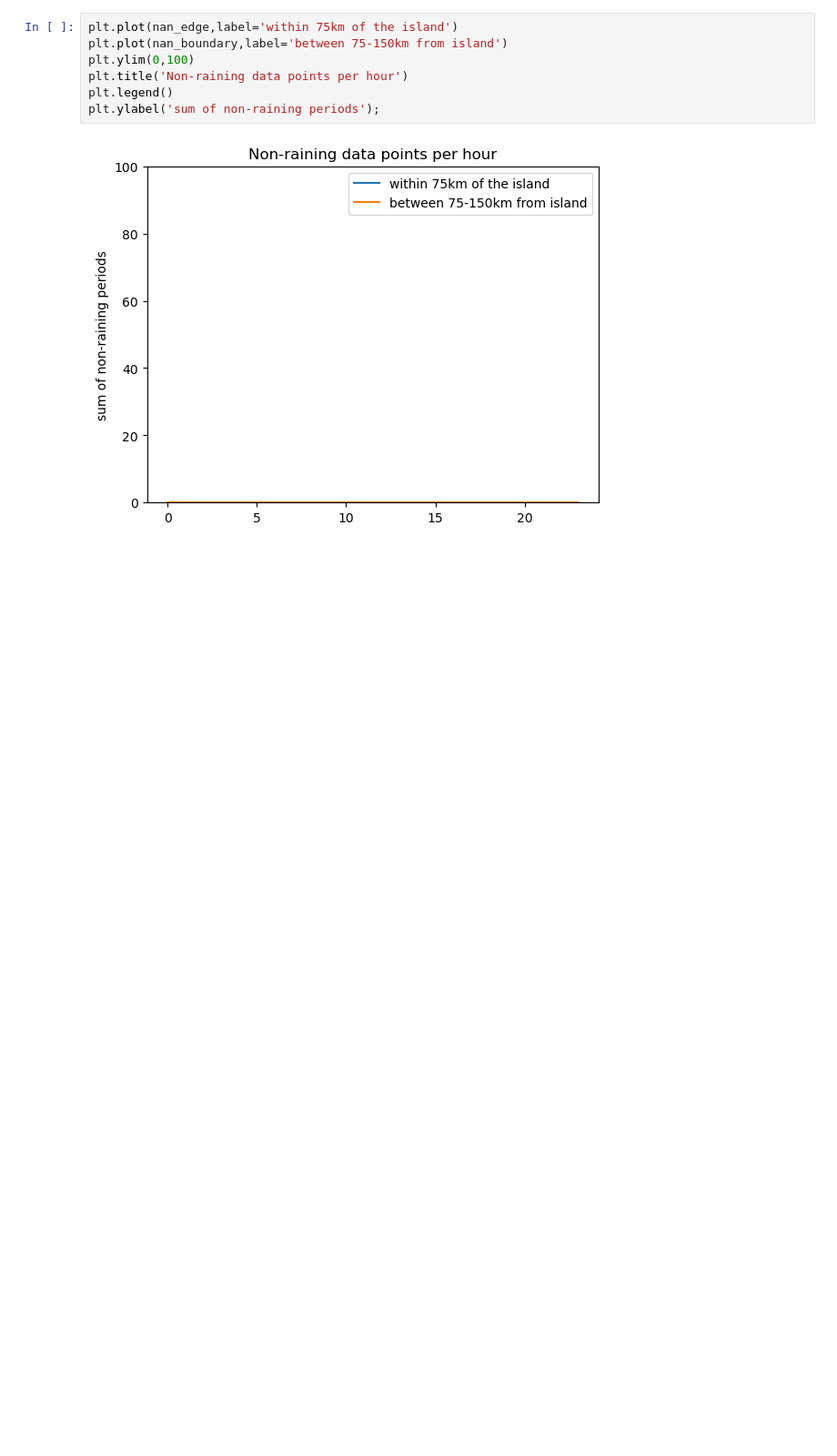
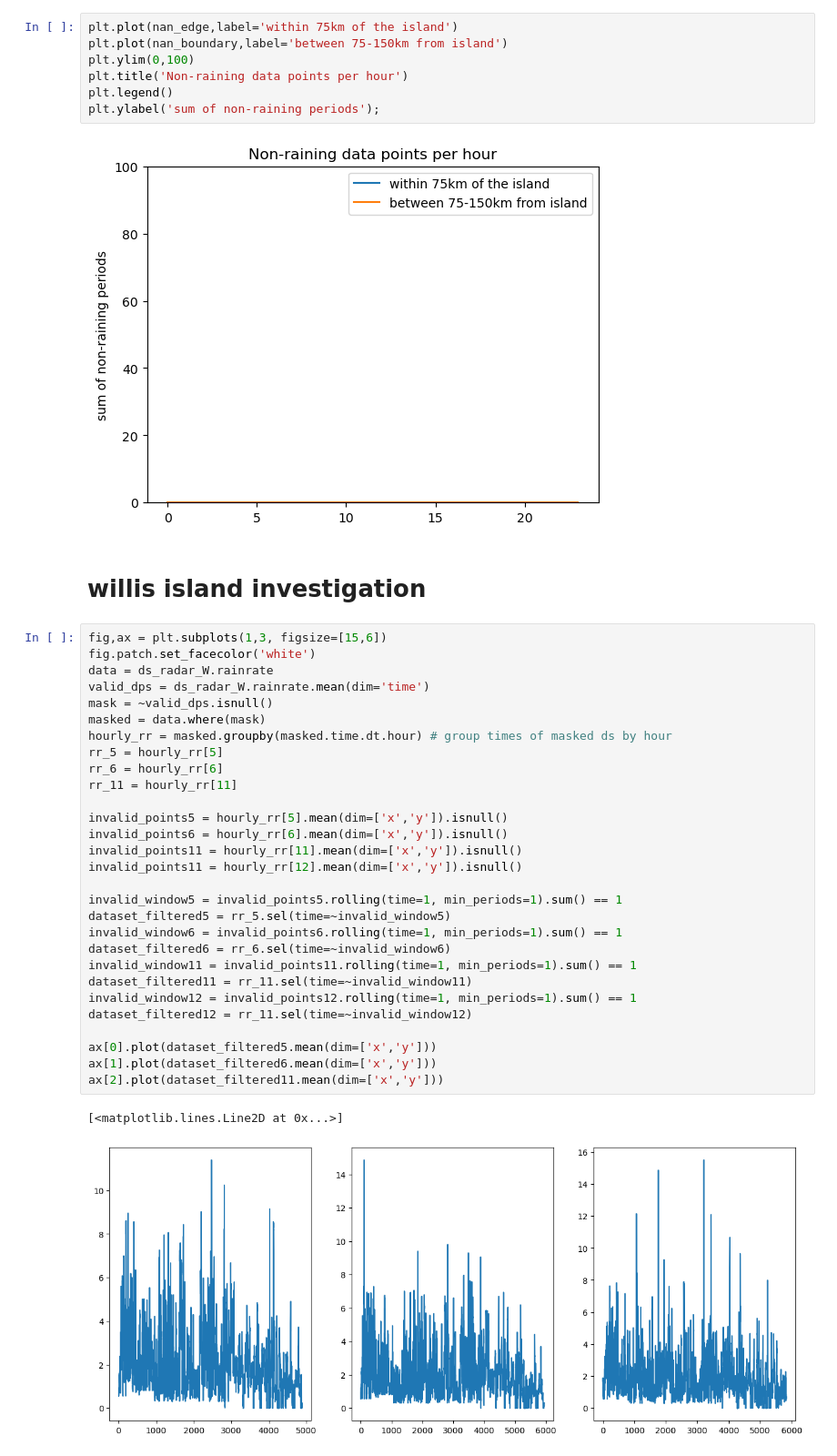
Before and after one commit to alanah-chapman/diurnal-cylces-of-clouds-and-rainfall-over-NE-QLD-during-CBS, a Jupyter notebook: RA_willis-island-land-signals.ipynb, the cells around one changed output. Shown: that part at 91% size. Cells and saved outputs as stored; diff of their text form; blank space fills up the shorter version.

```diff
--- a/RA_willis-island-land-signals.ipynb
+++ b/RA_willis-island-land-signals.ipynb
@@ -127,3 +128,37 @@ plt.legend()
 plt.ylabel('sum of non-raining periods');
 # %% [output]
 [figure]
+# %% [markdown]
+# willis island investigation
+# %%
+fig,ax = plt.subplots(1,3, figsize=[15,6])
+fig.patch.set_facecolor('white')
+data = ds_radar_W.rainrate
+valid_dps = ds_radar_W.rainrate.mean(dim='time')
+mask = ~valid_dps.isnull()
+masked = data.where(mask)
+hourly_rr = masked.groupby(masked.time.dt.hour) # group times of masked ds by hour
+rr_5 = hourly_rr[5]
+rr_6 = hourly_rr[6]
+rr_11 = hourly_rr[11]
+
+invalid_points5 = hourly_rr[5].mean(dim=['x','y']).isnull()
+invalid_points6 = hourly_rr[6].mean(dim=['x','y']).isnull()
+invalid_points11 = hourly_rr[11].mean(dim=['x','y']).isnull()
+invalid_points11 = hourly_rr[12].mean(dim=['x','y']).isnull()
+
+invalid_window5 = invalid_points5.rolling(time=1, min_periods=1).sum() == 1
+dataset_filtered5 = rr_5.sel(time=~invalid_window5)
+invalid_window6 = invalid_points6.rolling(time=1, min_periods=1).sum() == 1
+dataset_filtered6 = rr_6.sel(time=~invalid_window6)
+invalid_window11 = invalid_points11.rolling(time=1, min_periods=1).sum() == 1
+dataset_filtered11 = rr_11.sel(time=~invalid_window11)
+invalid_window12 = invalid_points12.rolling(time=1, min_periods=1).sum() == 1
+dataset_filtered12 = rr_11.sel(time=~invalid_window12)
+
+ax[0].plot(dataset_filtered5.mean(dim=['x','y']))
+ax[1].plot(dataset_filtered6.mean(dim=['x','y']))
+ax[2].plot(dataset_filtered11.mean(dim=['x','y']))
+# %% [output]
+[<matplotlib.lines.Line2D at 0x...>]
+[figure, added]
```
Also changed, not shown: parts of 5 cells of this notebook, 4 other files.
